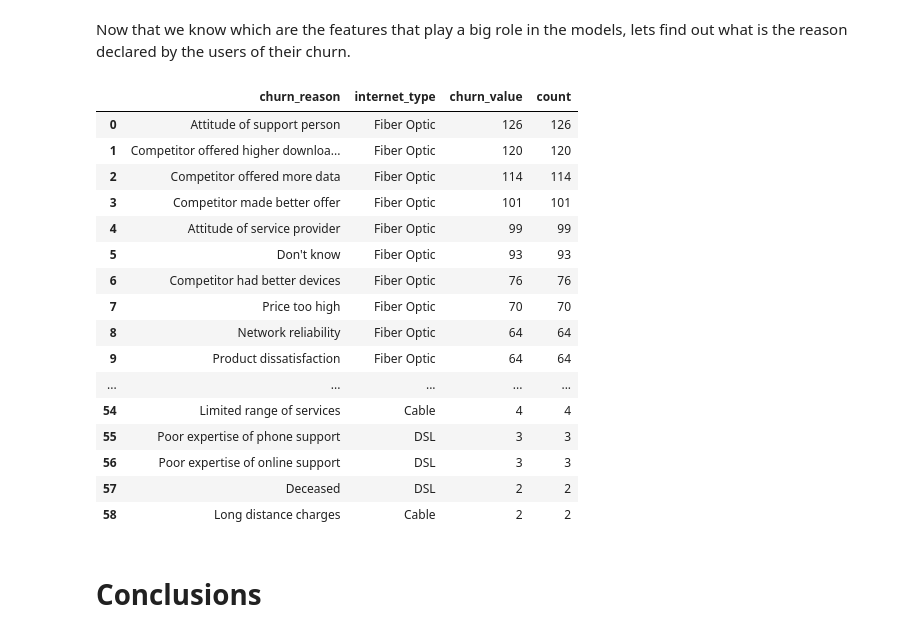
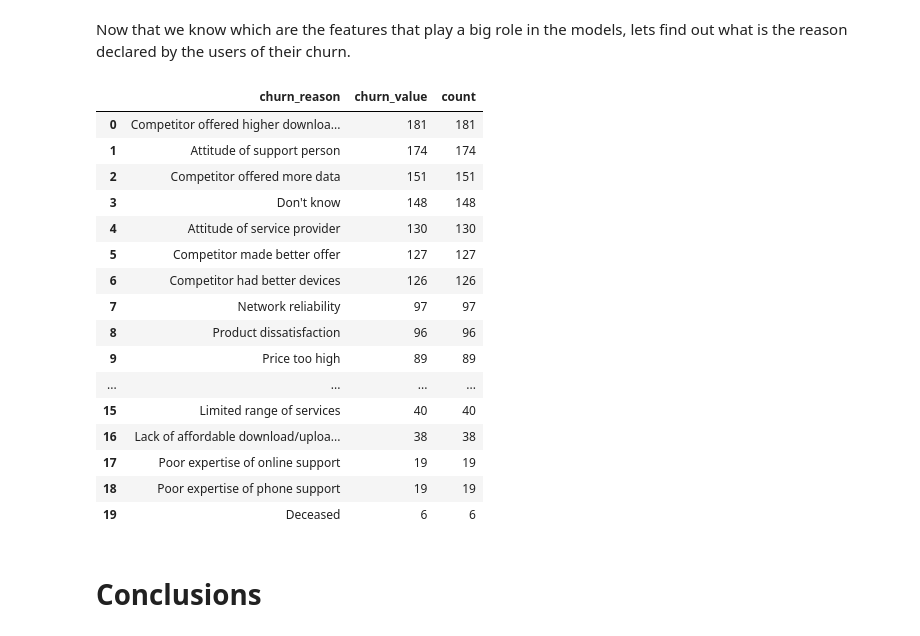
Before and after one commit to joacog86/final_project, a Jupyter notebook: notebooks/Final Project - Analysis.ipynb, the cells around one changed output. Cells and saved outputs as stored; diff of their text form; code cells hidden in the pictures.

```diff
--- a/notebooks/Final Project - Analysis.ipynb
+++ b/notebooks/Final Project - Analysis.ipynb
@@ -1344,29 +1343,29 @@ print(df_importances_sorted)
 Now that we know which are the features that play a big role in the models, lets find out what is the reason declared by the users of their churn.
 # %%
 # Calculate churn rate and count for each city and churn reason
-by_reason = full_data.groupby(['churn_reason', 'internet_type'])['churn_value' ].agg(churn_value='sum', count='count').reset_index()
+by_reason = full_data.groupby(['churn_reason'])['churn_value' ].agg(churn_value='sum', count='count').reset_index()
 
 # Resetting the index to have a DataFrame
 by_reason = by_reason.sort_values(by='churn_value', ascending=False).reset_index(drop=True)
 by_reason.head(100)
 # %% [output]
-|  | churn_reason | internet_type | churn_value | count |
-| 0 | Attitude of support person | Fiber Optic | 126 | 126 |
-| 1 | Competitor offered higher downloa... | Fiber Optic | 120 | 120 |
-| 2 | Competitor offered more data | Fiber Optic | 114 | 114 |
-| 3 | Competitor made better offer | Fiber Optic | 101 | 101 |
-| 4 | Attitude of service provider | Fiber Optic | 99 | 99 |
-| 5 | Don't know | Fiber Optic | 93 | 93 |
-| 6 | Competitor had better devices | Fiber Optic | 76 | 76 |
-| 7 | Price too high | Fiber Optic | 70 | 70 |
-| 8 | Network reliability | Fiber Optic | 64 | 64 |
-| 9 | Product dissatisfaction | Fiber Optic | 64 | 64 |
-| ... | ... | ... | ... | ... |
-| 54 | Limited range of services | Cable | 4 | 4 |
-| 55 | Poor expertise of phone support | DSL | 3 | 3 |
-| 56 | Poor expertise of online support | DSL | 3 | 3 |
-| 57 | Deceased | DSL | 2 | 2 |
-| 58 | Long distance charges | Cable | 2 | 2 |
+|  | churn_reason | churn_value | count |
+| 0 | Competitor offered higher downloa... | 181 | 181 |
+| 1 | Attitude of support person | 174 | 174 |
+| 2 | Competitor offered more data | 151 | 151 |
+| 3 | Don't know | 148 | 148 |
+| 4 | Attitude of service provider | 130 | 130 |
+| 5 | Competitor made better offer | 127 | 127 |
+| 6 | Competitor had better devices | 126 | 126 |
+| 7 | Network reliability | 97 | 97 |
+| 8 | Product dissatisfaction | 96 | 96 |
+| 9 | Price too high | 89 | 89 |
+| ... | ... | ... | ... |
+| 15 | Limited range of services | 40 | 40 |
+| 16 | Lack of affordable download/uploa... | 38 | 38 |
+| 17 | Poor expertise of online support | 19 | 19 |
+| 18 | Poor expertise of phone support | 19 | 19 |
+| 19 | Deceased | 6 | 6 |
 # %% [markdown]
 # Conclusions
 # %% [markdown]
```
Also changed, not shown: parts of 21 cells of this notebook, 1 other file.
